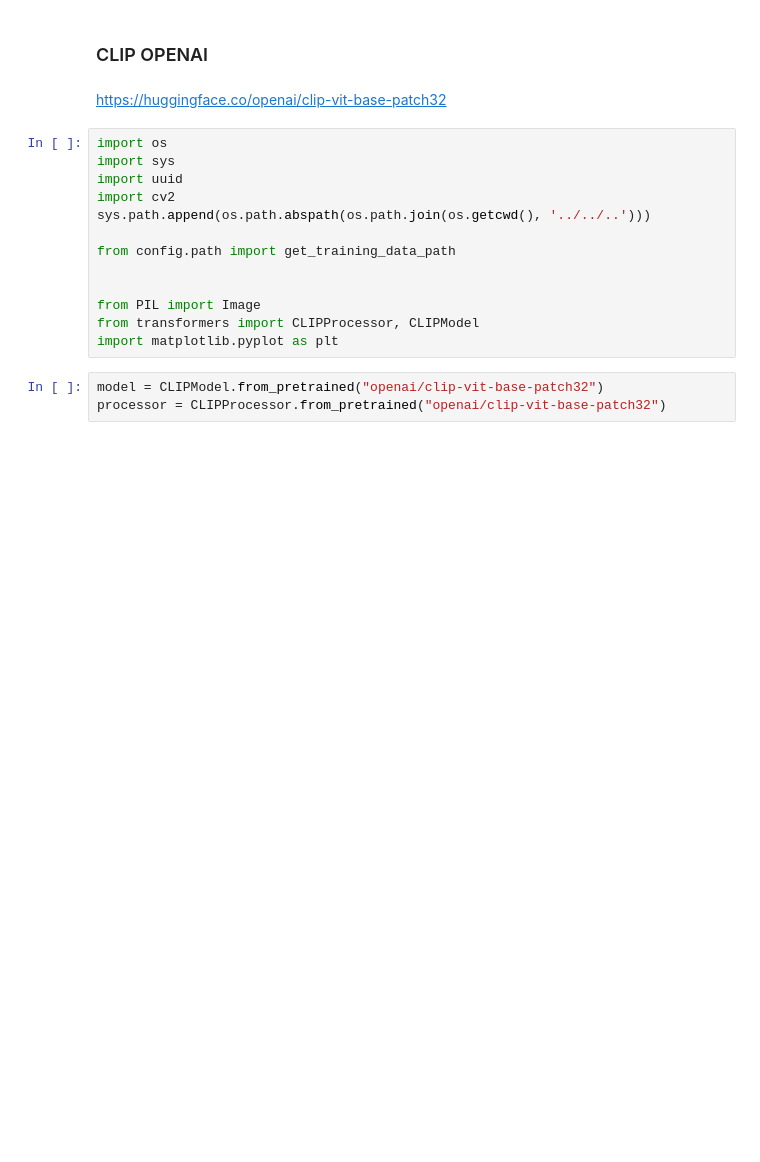
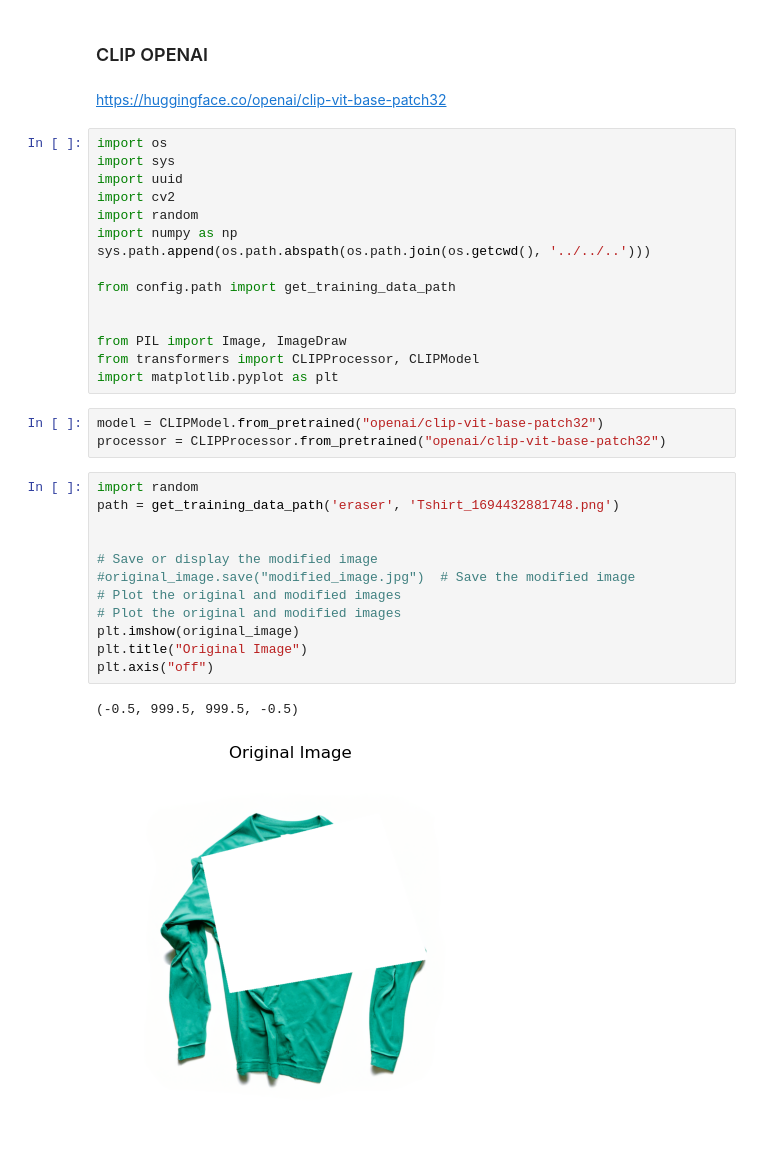
Before and after one commit to kohnmart/master-projekt, a Jupyter notebook: notebooks/pytorch/classifier/clip.ipynb, the cells around one changed output. Saved outputs shown, nothing was run; the diff lists cells and outputs as text; blank space fills up the shorter version.

```diff
--- a/notebooks/pytorch/classifier/clip.ipynb
+++ b/notebooks/pytorch/classifier/clip.ipynb
@@ -7,15 +7,32 @@ import os
 import sys
 import uuid
 import cv2
+import random
+import numpy as np
 sys.path.append(os.path.abspath(os.path.join(os.getcwd(), '../../..')))
 
 from config.path import get_training_data_path
 
 
-from PIL import Image
+from PIL import Image, ImageDraw
 from transformers import CLIPProcessor, CLIPModel
 import matplotlib.pyplot as plt
 # %%
 model = CLIPModel.from_pretrained("openai/clip-vit-base-patch32")
 processor = CLIPProcessor.from_pretrained("openai/clip-vit-base-patch32")
+# %%
+import random
+path = get_training_data_path('eraser', 'Tshirt_1694432881748.png')
+
+
+# Save or display the modified image
+#original_image.save("modified_image.jpg")  # Save the modified image
+# Plot the original and modified images
+# Plot the original and modified images
+plt.imshow(original_image)
+plt.title("Original Image")
+plt.axis("off")
+# %% [output]
+(-0.5, 999.5, 999.5, -0.5)
+[figure, added]
 # %%
```
Also changed, not shown: parts of 1 cell of this notebook, 2 other files.
